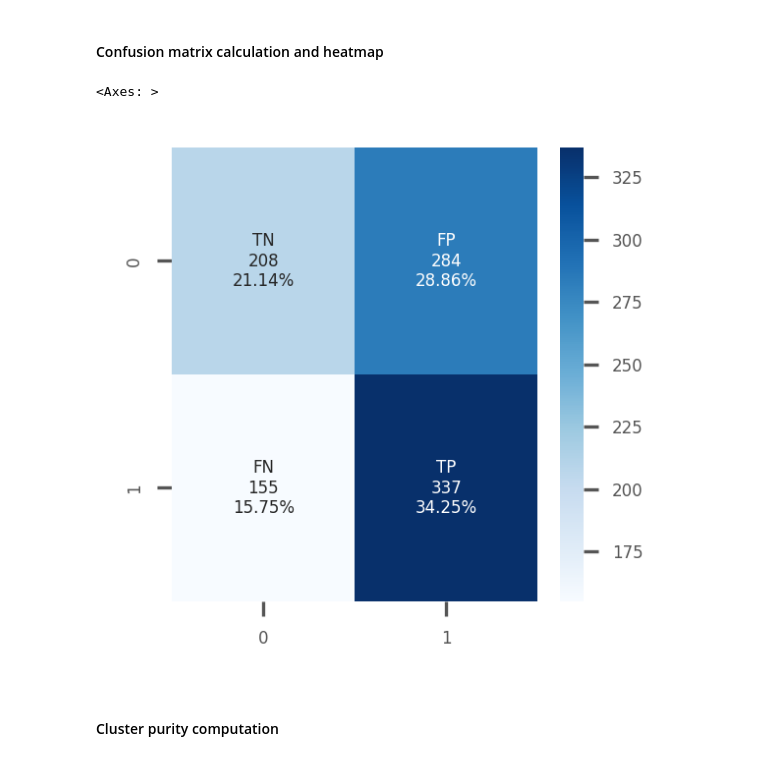
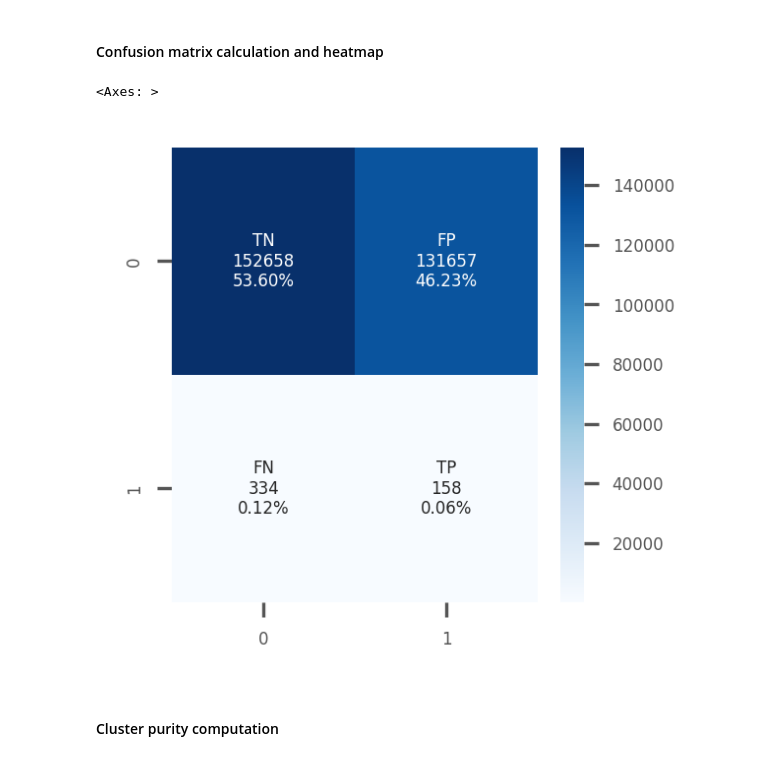
Before and after one commit to Darchin/credit-fraud-classification, a Jupyter notebook: python-notebooks/credit-fraud.ipynb, the cells around one changed output. Saved outputs shown, nothing was run; the diff lists cells and outputs as text; code cells hidden in the pictures.

```diff
--- a/python-notebooks/credit-fraud.ipynb
+++ b/python-notebooks/credit-fraud.ipynb
@@ -60,4 +60,3 @@ Separating the labels and the samples; we will be using the following dataframes
 # %%
-samples = df.drop(columns='Class')
-labels = df['Class'].ravel()
-del df
+samples_untouched = df.drop(columns='Class')
+labels_untouched = df['Class'].ravel()
@@ -146,7 +162,7 @@ The elbow occured at $k = 2$, hence 2 is the optimal number of clusters (which i
 ### Part 2) Designating clusters
 # %%
 kmeans_clusterer = KMeans(n_clusters = 2, init = 'k-means++', n_init='auto', random_state = 1)
-kmeans_clusterer.fit(X)
+kmeans_clusterer.fit(samples_untouched)
 # %% [output]
 KMeans(n_clusters=2, n_init='auto', random_state=1)
 # %%
@@ -169,17 +185,17 @@ Sources for snippets of code used:
 # %% [markdown]
 #### Confusion matrix calculation and heatmap
 # %%
-cf_matrix = metrics.cluster.contingency_matrix(labels_true=y, labels_pred=sample_cluster_mask)
+cf_matrix = metrics.cluster.contingency_matrix(labels_true=labels_untouched, labels_pred=sample_cluster_mask)
 plt.figure(figsize=(2,2))
 group_names = ['TN','FP','FN','TP']
 group_counts = ['{0:0.0f}'.format(value) for value in cf_matrix.flatten()]
 group_percentages = ['{0:.2%}'.format(value) for value in cf_matrix.flatten()/np.sum(cf_matrix)]
-labels = [f'{v1}\n{v2}\n{v3}' for v1, v2, v3 in zip(group_names,group_counts,group_percentages)]
-labels = np.asarray(labels).reshape(2,2)
-sns.heatmap(cf_matrix, annot=labels, fmt='', cmap='Blues')
+labels_cf = [f'{v1}\n{v2}\n{v3}' for v1, v2, v3 in zip(group_names,group_counts,group_percentages)]
+labels_cf = np.asarray(labels_cf).reshape(2,2)
+sns.heatmap(cf_matrix, annot=labels_cf, fmt='', cmap='Blues')
 # %% [output]
 <Axes: >
-[figure, old version]
+[figure, new version]
 # %% [markdown]
 #### Cluster purity computation
 # %%
```
Also changed, not shown: parts of 27 cells of this notebook.
